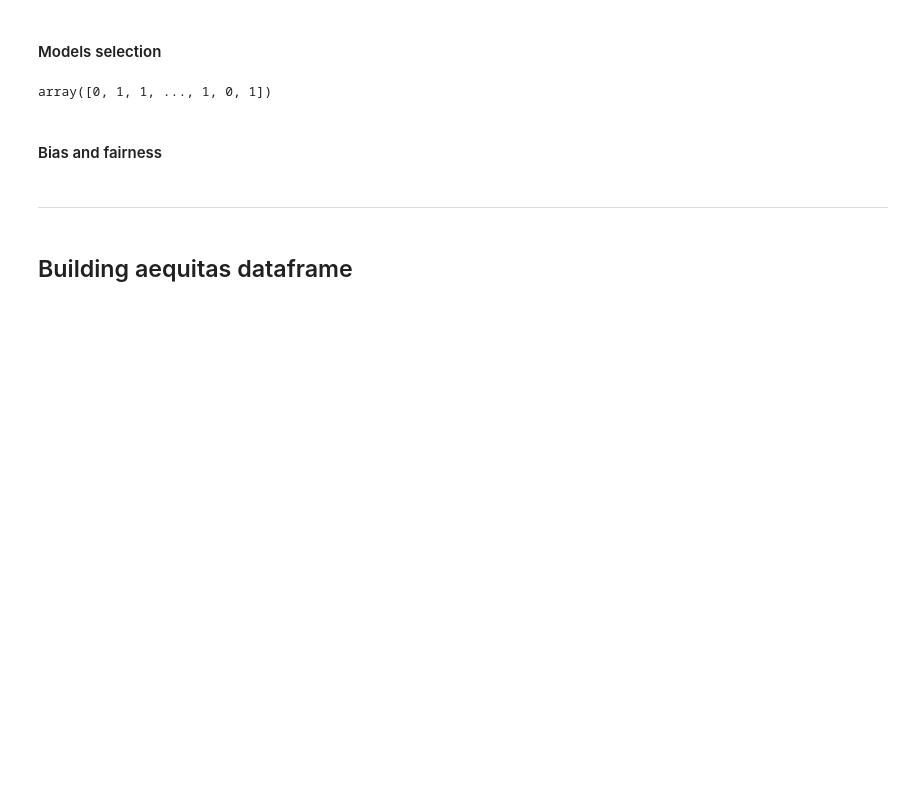
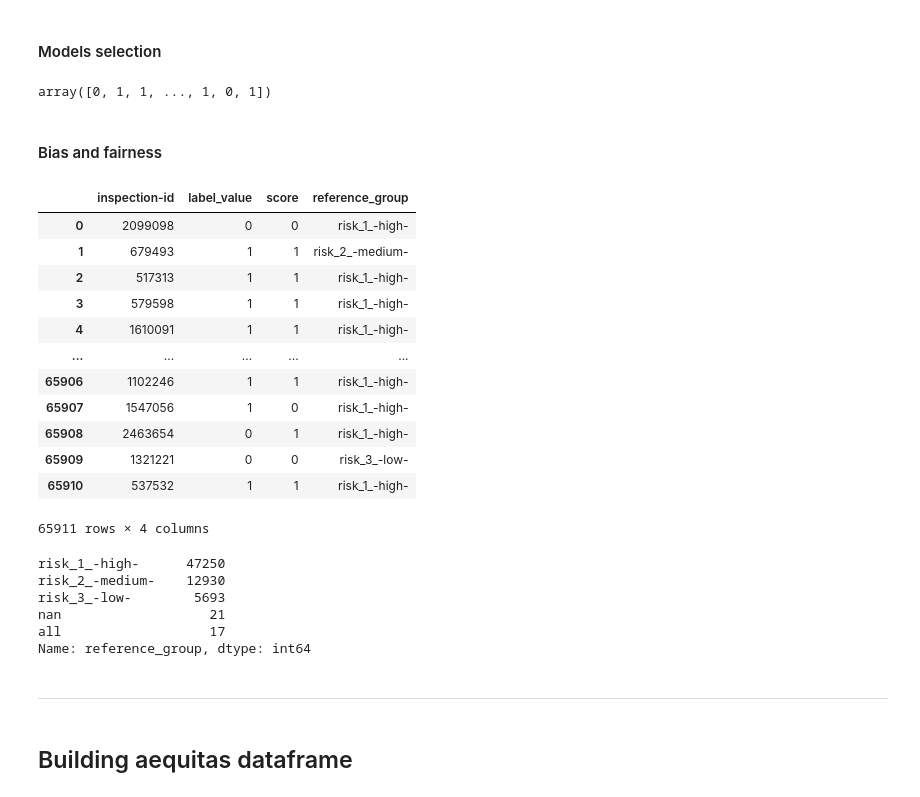
Before and after one commit to santibatte/dpa_2021, a Jupyter notebook: _robdir/rob_sandbox.ipynb, the cells around one changed output. Drawn from its saved outputs; the diff is of its cells as text; code cells hidden in the pictures; blank space fills up the shorter version.

```diff
--- a/_robdir/rob_sandbox.ipynb
+++ b/_robdir/rob_sandbox.ipynb
@@ -773,6 +773,31 @@ response = s3.get_object(
 )
 # %%
 bf_results = pickle.loads(response["Body"].read())
+# %%
+bf_results
+# %% [output]
+|  | inspection-id | label_value | score | reference_group |
+| 0 | 2099098 | 0 | 0 | risk_1_-high- |
+| 1 | 679493 | 1 | 1 | risk_2_-medium- |
+| 2 | 517313 | 1 | 1 | risk_1_-high- |
+| 3 | 579598 | 1 | 1 | risk_1_-high- |
+| 4 | 1610091 | 1 | 1 | risk_1_-high- |
+| ... | ... | ... | ... | ... |
+| 65906 | 1102246 | 1 | 1 | risk_1_-high- |
+| 65907 | 1547056 | 1 | 0 | risk_1_-high- |
+| 65908 | 2463654 | 0 | 1 | risk_1_-high- |
+| 65909 | 1321221 | 0 | 0 | risk_3_-low- |
+| 65910 | 537532 | 1 | 1 | risk_1_-high- |
+65911 rows × 4 columns
+# %%
+bf_results["reference_group"].value_counts()
+# %% [output]
+risk_1_-high-      47250
+risk_2_-medium-    12930
+risk_3_-low-        5693
+nan                   21
+all                   17
+Name: reference_group, dtype: int64
 # %% [markdown]
 ---
 # %% [markdown]
```
